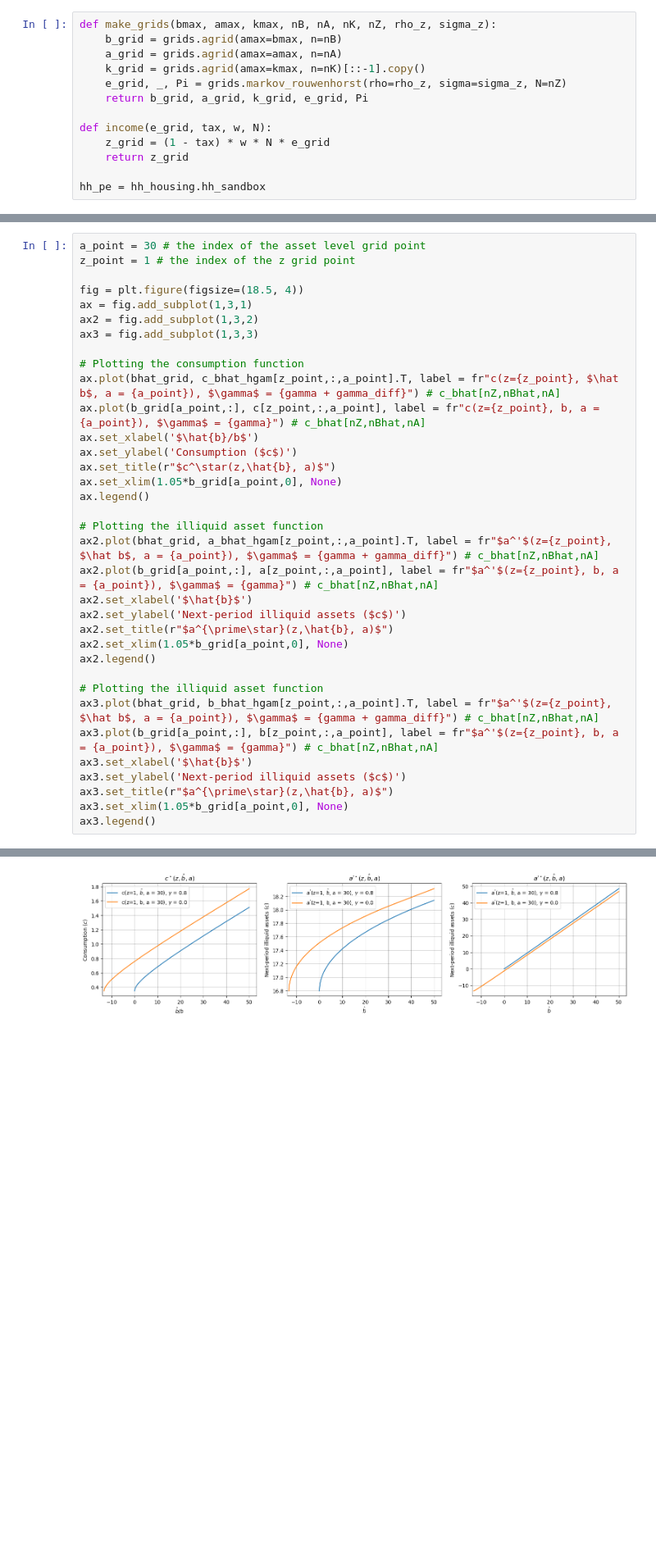
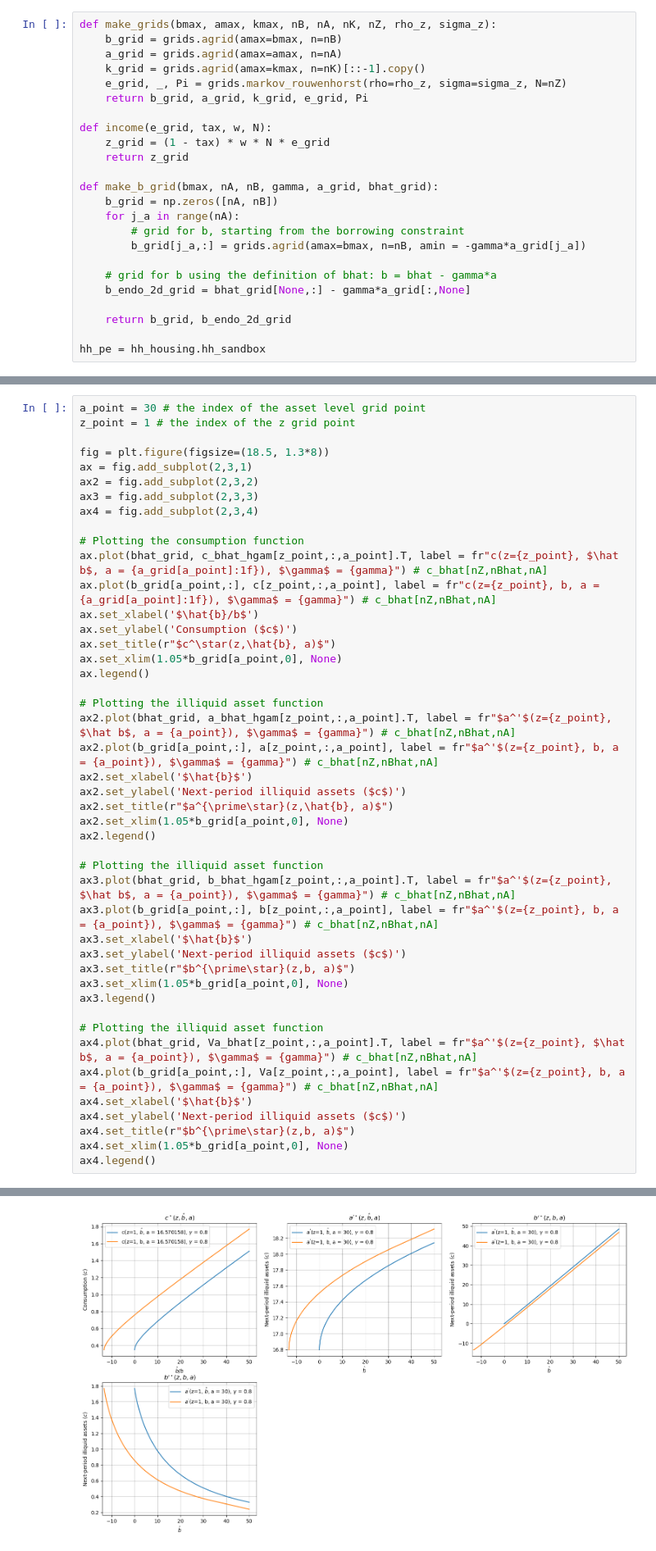
Before and after one commit to thom364e/sequence-jacobian, a Jupyter notebook: notebooks/housing_main.ipynb, the cells around one changed output, grey strips where cells are left out. Shown: that part at 82% size. Cells and saved outputs as stored; diff of their text form; blank space fills up the shorter version.

```diff
--- a/notebooks/housing_main.ipynb
+++ b/notebooks/housing_main.ipynb
@@ -389,5 +381,16 @@ def income(e_grid, tax, w, N):
     z_grid = (1 - tax) * w * N * e_grid
     return z_grid
 
+def make_b_grid(bmax, nA, nB, gamma, a_grid, bhat_grid):
+    b_grid = np.zeros([nA, nB])
+    for j_a in range(nA):
+        # grid for b, starting from the borrowing constraint
+        b_grid[j_a,:] = grids.agrid(amax=bmax, n=nB, amin = -gamma*a_grid[j_a])
+
+    # grid for b using the definition of bhat: b = bhat - gamma*a
+    b_endo_2d_grid = bhat_grid[None,:] - gamma*a_grid[:,None]
+
+    return b_grid, b_endo_2d_grid
+
 hh_pe = hh_housing.hh_sandbox
 # %%
@@ -505,41 +510,51 @@ Converged after 930 iterations
 # %%
 a_point = 30 # the index of the asset level grid point
 z_point = 1 # the index of the z grid point
 
-fig = plt.figure(figsize=(18.5, 4))
-ax = fig.add_subplot(1,3,1)
-ax2 = fig.add_subplot(1,3,2)
-ax3 = fig.add_subplot(1,3,3)
+fig = plt.figure(figsize=(18.5, 1.3*8))
+ax = fig.add_subplot(2,3,1)
+ax2 = fig.add_subplot(2,3,2)
+ax3 = fig.add_subplot(2,3,3)
+ax4 = fig.add_subplot(2,3,4)
 
 # Plotting the consumption function
-ax.plot(bhat_grid, c_bhat_hgam[z_point,:,a_point].T, label = fr"c(z={z_point}, $\hat b$, a = {a_point}), $\gamma$ = {gamma + gamma_diff}") # c_bhat[nZ,nBhat,nA]
-ax.plot(b_grid[a_point,:], c[z_point,:,a_point], label = fr"c(z={z_point}, b, a = {a_point}), $\gamma$ = {gamma}") # c_bhat[nZ,nBhat,nA]
+ax.plot(bhat_grid, c_bhat_hgam[z_point,:,a_point].T, label = fr"c(z={z_point}, $\hat b$, a = {a_grid[a_point]:1f}), $\gamma$ = {gamma}") # c_bhat[nZ,nBhat,nA]
+ax.plot(b_grid[a_point,:], c[z_point,:,a_point], label = fr"c(z={z_point}, b, a = {a_grid[a_point]:1f}), $\gamma$ = {gamma}") # c_bhat[nZ,nBhat,nA]
 ax.set_xlabel('$\hat{b}/b$')
 ax.set_ylabel('Consumption ($c$)')
 ax.set_title(r"$c^\star(z,\hat{b}, a)$")
 ax.set_xlim(1.05*b_grid[a_point,0], None)
 ax.legend()
 
 # Plotting the illiquid asset function
-ax2.plot(bhat_grid, a_bhat_hgam[z_point,:,a_point].T, label = fr"$a^'$(z={z_point}, $\hat b$, a = {a_point}), $\gamma$ = {gamma + gamma_diff}") # c_bhat[nZ,nBhat,nA]
+ax2.plot(bhat_grid, a_bhat_hgam[z_point,:,a_point].T, label = fr"$a^'$(z={z_point}, $\hat b$, a = {a_point}), $\gamma$ = {gamma}") # c_bhat[nZ,nBhat,nA]
 ax2.plot(b_grid[a_point,:], a[z_point,:,a_point], label = fr"$a^'$(z={z_point}, b, a = {a_point}), $\gamma$ = {gamma}") # c_bhat[nZ,nBhat,nA]
 ax2.set_xlabel('$\hat{b}$')
 ax2.set_ylabel('Next-period illiquid assets ($c$)')
 ax2.set_title(r"$a^{\prime\star}(z,\hat{b}, a)$")
 ax2.set_xlim(1.05*b_grid[a_point,0], None)
 ax2.legend()
 
 # Plotting the illiquid asset function
-ax3.plot(bhat_grid, b_bhat_hgam[z_point,:,a_point].T, label = fr"$a^'$(z={z_point}, $\hat b$, a = {a_point}), $\gamma$ = {gamma + gamma_diff}") # c_bhat[nZ,nBhat,nA]
+ax3.plot(bhat_grid, b_bhat_hgam[z_point,:,a_point].T, label = fr"$a^'$(z={z_point}, $\hat b$, a = {a_point}), $\gamma$ = {gamma}") # c_bhat[nZ,nBhat,nA]
 ax3.plot(b_grid[a_point,:], b[z_point,:,a_point], label = fr"$a^'$(z={z_point}, b, a = {a_point}), $\gamma$ = {gamma}") # c_bhat[nZ,nBhat,nA]
 ax3.set_xlabel('$\hat{b}$')
 ax3.set_ylabel('Next-period illiquid assets ($c$)')
-ax3.set_title(r"$a^{\prime\star}(z,\hat{b}, a)$")
+ax3.set_title(r"$b^{\prime\star}(z,b, a)$")
 ax3.set_xlim(1.05*b_grid[a_point,0], None)
 ax3.legend()
+
+# Plotting the illiquid asset function
+ax4.plot(bhat_grid, Va_bhat[z_point,:,a_point].T, label = fr"$a^'$(z={z_point}, $\hat b$, a = {a_point}), $\gamma$ = {gamma}") # c_bhat[nZ,nBhat,nA]
+ax4.plot(b_grid[a_point,:], Va[z_point,:,a_point], label = fr"$a^'$(z={z_point}, b, a = {a_point}), $\gamma$ = {gamma}") # c_bhat[nZ,nBhat,nA]
+ax4.set_xlabel('$\hat{b}$')
+ax4.set_ylabel('Next-period illiquid assets ($c$)')
+ax4.set_title(r"$b^{\prime\star}(z,b, a)$")
+ax4.set_xlim(1.05*b_grid[a_point,0], None)
+ax4.legend()
 # %% [output]
 <matplotlib.legend.Legend at 0x...>
-[figure, old version]
+[figure, new version]
 # %%
 # # create endogenous grid for liquid assets
 # b_grid = np.zeros([nA,nB])
```
Also changed, not shown: parts of 7 cells of this notebook, 3 other files.
